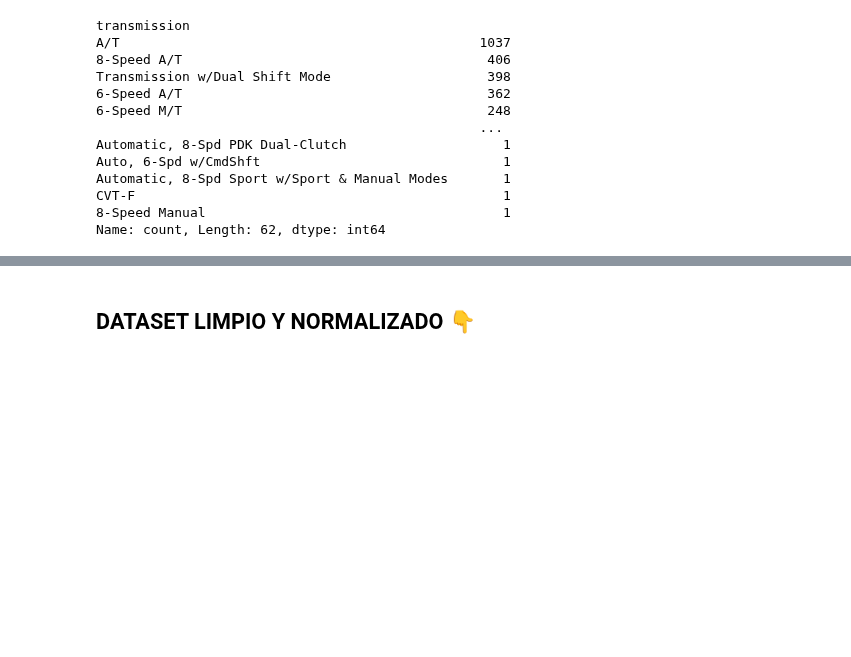
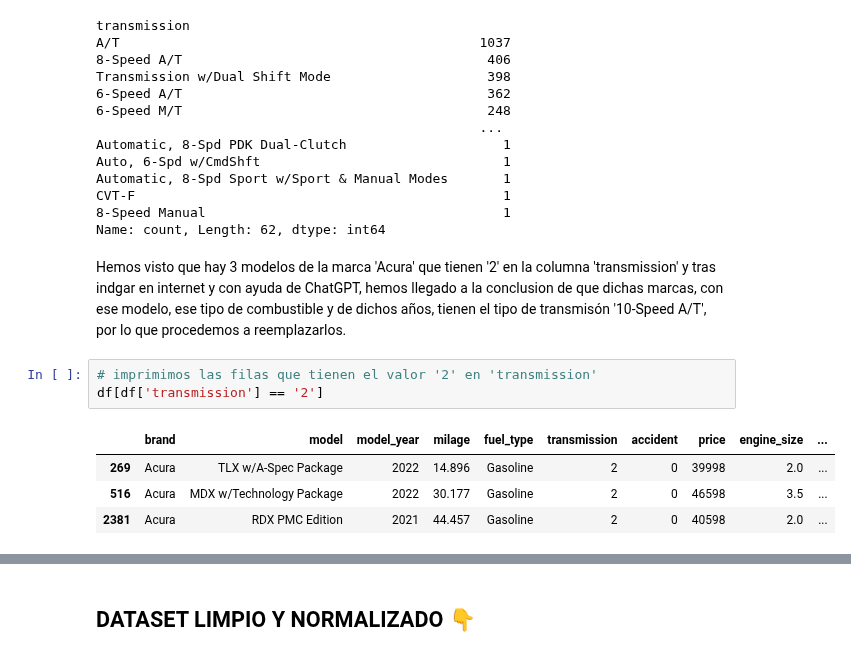
Before and after one commit to mariasuescum/Regression-of-Used-Car-Prices-Project, a Jupyter notebook: used-cars.ipynb, the cells around one changed output, grey strips where cells are left out. Drawn from its saved outputs; the diff is of its cells as text; blank space fills up the shorter version.

```diff
--- a/used-cars.ipynb
+++ b/used-cars.ipynb
@@ -358,3 +358,13 @@ Automatic, 8-Spd Sport w/Sport & Manual Modes       1
 CVT-F                                               1
 8-Speed Manual                                      1
 Name: count, Length: 62, dtype: int64
+# %% [markdown]
+Hemos visto que hay 3 modelos de la marca 'Acura' que tienen '2' en la columna 'transmission' y tras indgar en internet y con ayuda de ChatGPT, hemos llegado a la conclusion de que dichas marcas, con ese modelo, ese tipo de combustible y de dichos años, tienen el tipo de transmisón '10-Speed A/T', por lo que procedemos a reemplazarlos.
+# %%
+# imprimimos las filas que tienen el valor '2' en 'transmission'
+df[df['transmission'] == '2']
+# %% [output]
+|  | brand | model | model_year | milage | fuel_type | transmission | accident | price | engine_size | ... |
+| 269 | Acura | TLX w/A-Spec Package | 2022 | 14.896 | Gasoline | 2 | 0 | 39998 | 2.0 | ... |
+| 516 | Acura | MDX w/Technology Package | 2022 | 30.177 | Gasoline | 2 | 0 | 46598 | 3.5 | ... |
+| 2381 | Acura | RDX PMC Edition | 2021 | 44.457 | Gasoline | 2 | 0 | 40598 | 2.0 | ... |
```
Also changed, not shown: parts of 11 cells of this notebook, 1 other file.
